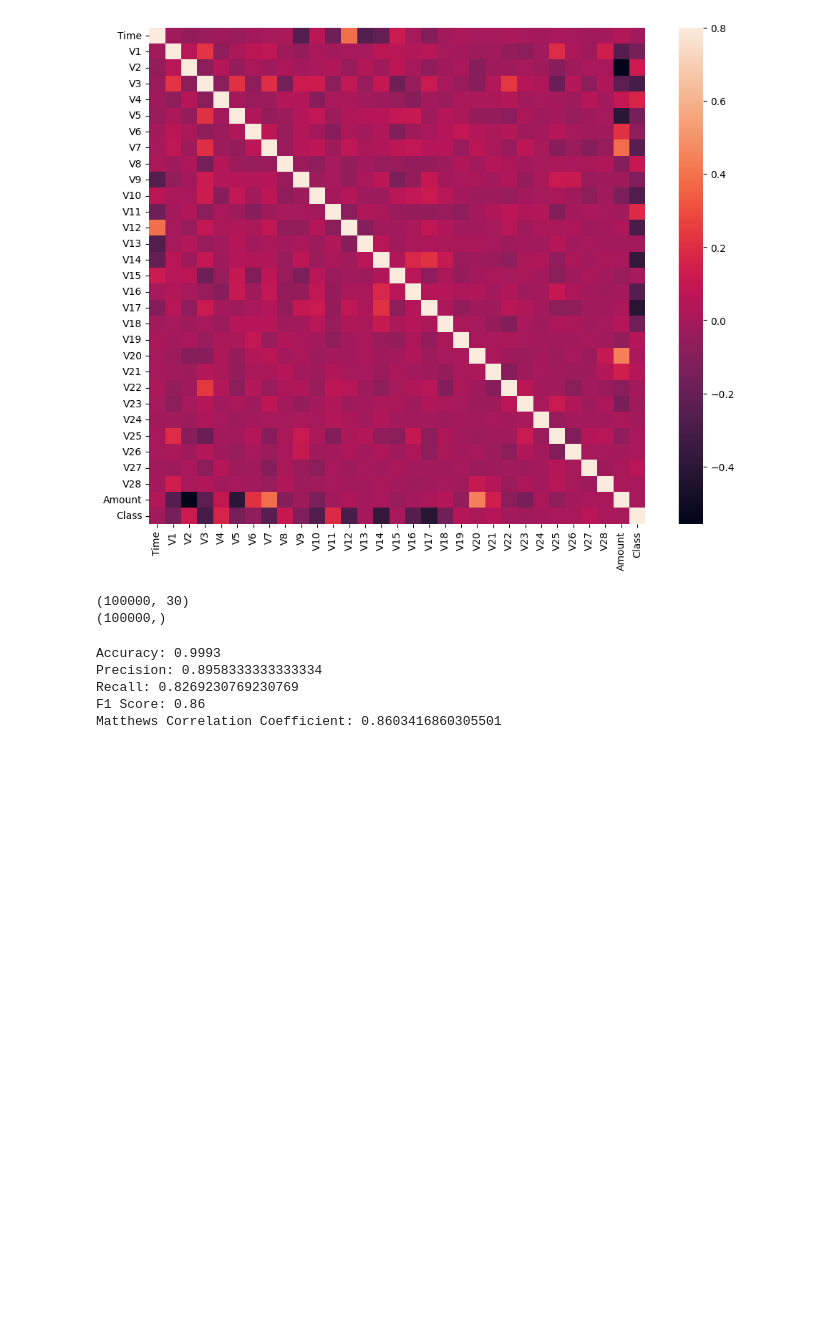
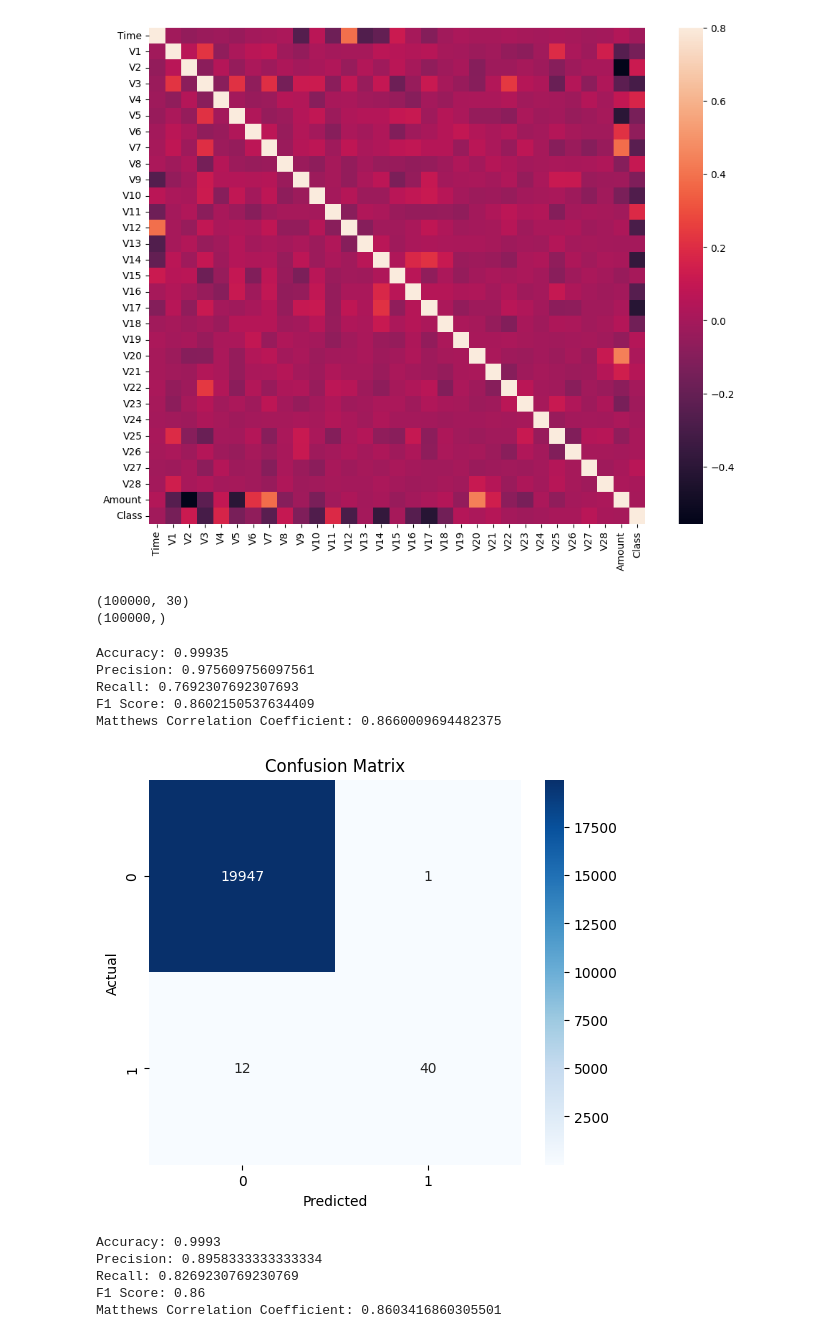
Before and after one commit to SmithTheGreat/Romit-Ghosh-MIT-Maker-Portfolio-SRC, a Jupyter notebook: Credit_Card_Fraud_Detection_using_Random_Forest.ipynb, the cells around one changed output. Cells and saved outputs as stored; diff of their text form; code cells hidden in the pictures; blank space fills up the shorter version.

```diff
--- a/Credit_Card_Fraud_Detection_using_Random_Forest.ipynb
+++ b/Credit_Card_Fraud_Detection_using_Random_Forest.ipynb
@@ -109,6 +109,28 @@ from sklearn.metrics import classification_report, accuracy_score
 from sklearn.metrics import precision_score, recall_score
 from sklearn.metrics import f1_score, matthews_corrcoef
 from sklearn.metrics import confusion_matrix
+# %%
+print("Accuracy:", accuracy_score(yTest, yPred))
+print("Precision:", precision_score(yTest, yPred))
+print("Recall:", recall_score(yTest, yPred))
+print("F1 Score:", f1_score(yTest, yPred))
+print("Matthews Correlation Coefficient:", matthews_corrcoef(yTest, yPred))
+# %% [output]
+Accuracy: 0.99935
+Precision: 0.975609756097561
+Recall: 0.7692307692307693
+F1 Score: 0.8602150537634409
+Matthews Correlation Coefficient: 0.8660009694482375
+# %%
+cm = confusion_matrix(yTest, yPred)
+plt.figure(figsize=(6,5))
+sns.heatmap(cm, annot=True, fmt="d", cmap="Blues")
+plt.xlabel("Predicted")
+plt.ylabel("Actual")
+plt.title("Confusion Matrix")
+plt.show()
+# %% [output]
+[figure, added]
 # %%
 from imblearn.over_sampling import SMOTE
 sm = SMOTE(random_state=42)
```
Also changed, not shown: parts of 3 cells of this notebook.
